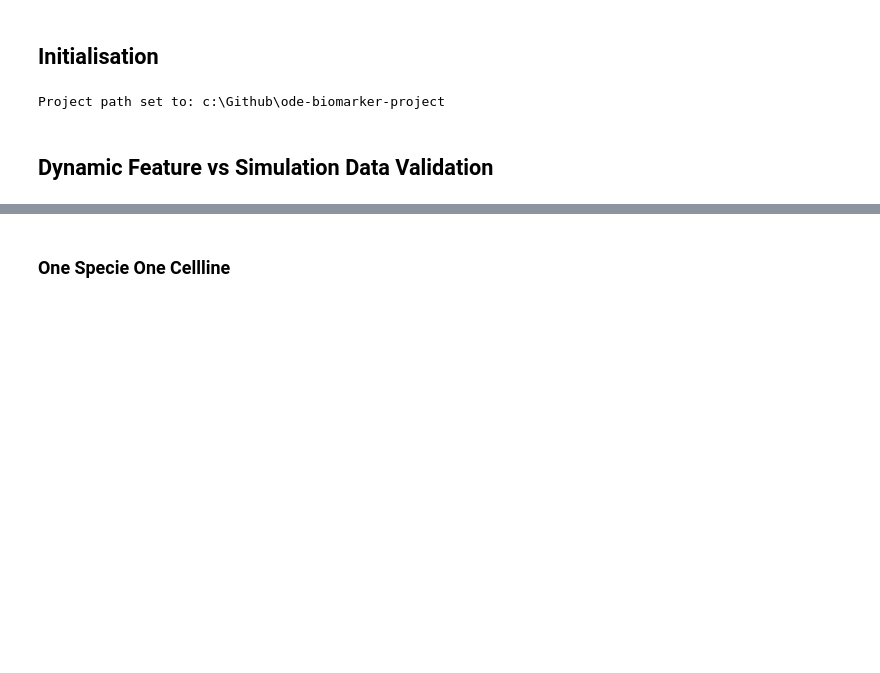
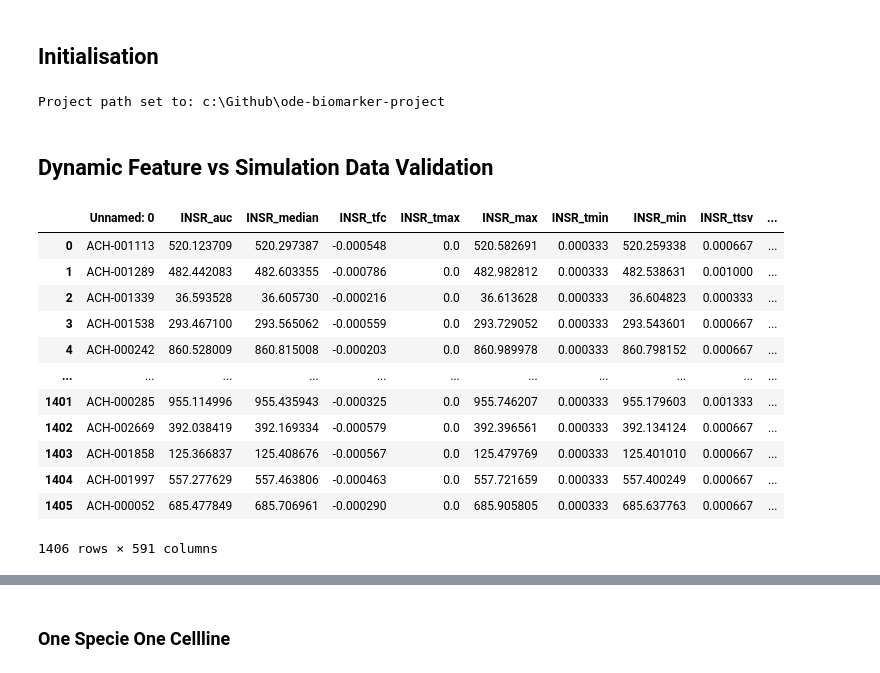
Before and after one commit to AnEvilBurrito/ode-biomarker-project, a Jupyter notebook: project-phdndf/AN10_visual_dynamic_feature_vs_dynamic.ipynb, the cells around one changed output, grey strips where cells are left out. Cells and saved outputs as stored; diff of their text form; code cells hidden in the pictures; blank space fills up the shorter version.

```diff
--- a/project-phdndf/AN10_visual_dynamic_feature_vs_dynamic.ipynb
+++ b/project-phdndf/AN10_visual_dynamic_feature_vs_dynamic.ipynb
@@ -39,3 +42,19 @@ loading_code = 'fgfr4_model_raw_simulation'
 simulation_data = data_link.get_data_from_code(loading_code)
 # %% [markdown]
 ## Dynamic Feature vs Simulation Data Validation
+# %%
+dynamic_features
+# %% [output]
+|  | Unnamed: 0 | INSR_auc | INSR_median | INSR_tfc | INSR_tmax | INSR_max | INSR_tmin | INSR_min | INSR_ttsv | ... |
+| 0 | ACH-001113 | 520.123709 | 520.297387 | -0.000548 | 0.0 | 520.582691 | 0.000333 | 520.259338 | 0.000667 | ... |
+| 1 | ACH-001289 | 482.442083 | 482.603355 | -0.000786 | 0.0 | 482.982812 | 0.000333 | 482.538631 | 0.001000 | ... |
+| 2 | ACH-001339 | 36.593528 | 36.605730 | -0.000216 | 0.0 | 36.613628 | 0.000333 | 36.604823 | 0.000333 | ... |
+| 3 | ACH-001538 | 293.467100 | 293.565062 | -0.000559 | 0.0 | 293.729052 | 0.000333 | 293.543601 | 0.000667 | ... |
+| 4 | ACH-000242 | 860.528009 | 860.815008 | -0.000203 | 0.0 | 860.989978 | 0.000333 | 860.798152 | 0.000667 | ... |
+| ... | ... | ... | ... | ... | ... | ... | ... | ... | ... | ... |
+| 1401 | ACH-000285 | 955.114996 | 955.435943 | -0.000325 | 0.0 | 955.746207 | 0.000333 | 955.179603 | 0.001333 | ... |
+| 1402 | ACH-002669 | 392.038419 | 392.169334 | -0.000579 | 0.0 | 392.396561 | 0.000333 | 392.134124 | 0.000667 | ... |
+| 1403 | ACH-001858 | 125.366837 | 125.408676 | -0.000567 | 0.0 | 125.479769 | 0.000333 | 125.401010 | 0.000667 | ... |
+| 1404 | ACH-001997 | 557.277629 | 557.463806 | -0.000463 | 0.0 | 557.721659 | 0.000333 | 557.400249 | 0.000667 | ... |
+| 1405 | ACH-000052 | 685.477849 | 685.706961 | -0.000290 | 0.0 | 685.905805 | 0.000333 | 685.637763 | 0.000667 | ... |
+1406 rows × 591 columns
```
Also changed, not shown: parts of 9 cells of this notebook, 2 other files.
